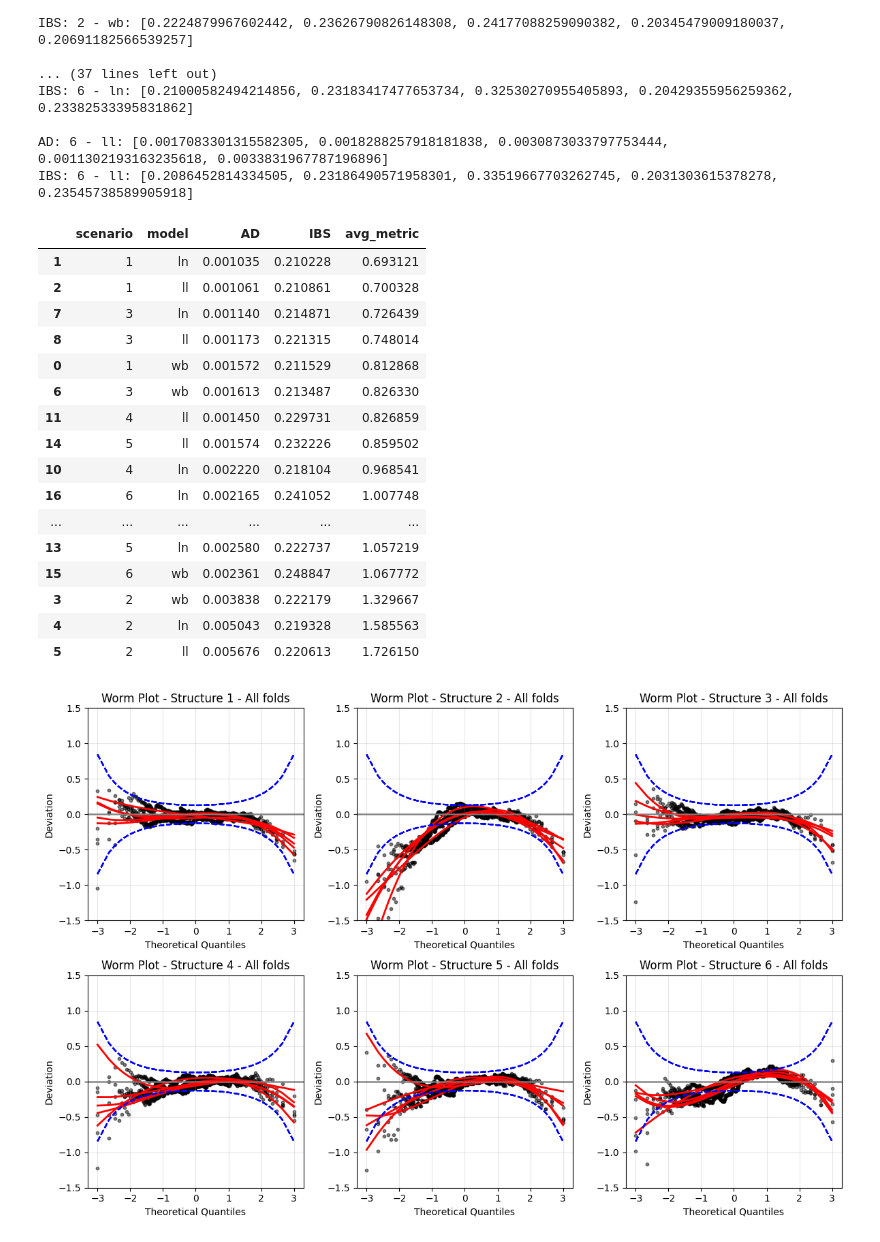
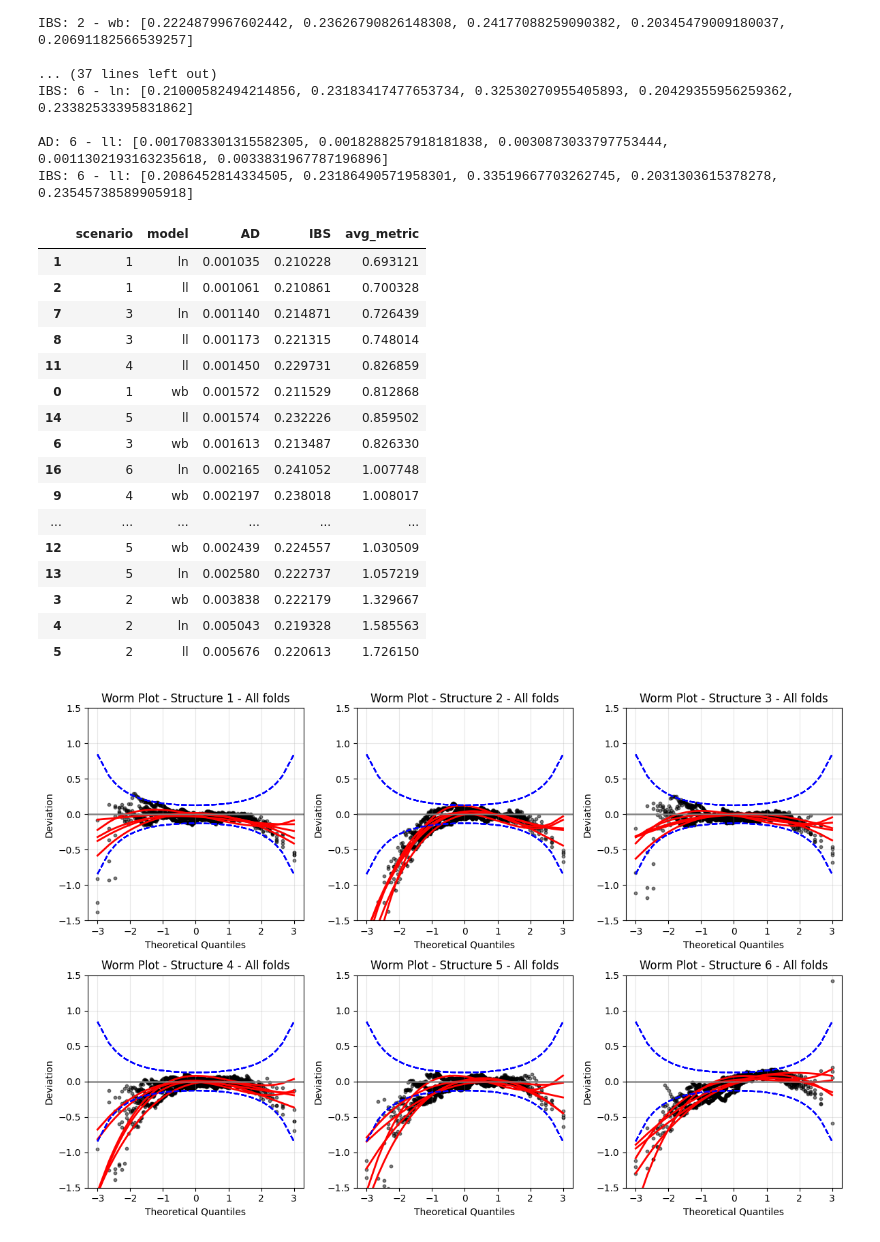
Before and after one commit to nhilariosilva/metabric_aft_models, a Jupyter notebook: notebooks/Cross Validation Analysis.ipynb, the cells around one changed output. Cells and saved outputs as stored; diff of their text form; code cells hidden in the pictures.

```diff
--- a/notebooks/Cross Validation Analysis.ipynb
+++ b/notebooks/Cross Validation Analysis.ipynb
@@ -288,22 +288,22 @@ metrics = pd.concat([metrics, metrics_ibs.iloc[:,-1]], axis = 1)
 
 metrics.columns = ["scenario", "model", "AD", "IBS"]
 metrics["avg_metric"] = (metrics["AD"]/np.mean(metrics["AD"]) + metrics["IBS"]/np.mean(metrics["IBS"])) / 2
-metrics.sort_values(by = "avg_metric")
+metrics.sort_values(by = "AD")
 # %% [output]
 |  | scenario | model | AD | IBS | avg_metric |
 | 1 | 1 | ln | 0.001035 | 0.210228 | 0.693121 |
 | 2 | 1 | ll | 0.001061 | 0.210861 | 0.700328 |
 | 7 | 3 | ln | 0.001140 | 0.214871 | 0.726439 |
 | 8 | 3 | ll | 0.001173 | 0.221315 | 0.748014 |
+| 11 | 4 | ll | 0.001450 | 0.229731 | 0.826859 |
 | 0 | 1 | wb | 0.001572 | 0.211529 | 0.812868 |
+| 14 | 5 | ll | 0.001574 | 0.232226 | 0.859502 |
 | 6 | 3 | wb | 0.001613 | 0.213487 | 0.826330 |
-| 11 | 4 | ll | 0.001450 | 0.229731 | 0.826859 |
-| 14 | 5 | ll | 0.001574 | 0.232226 | 0.859502 |
-| 10 | 4 | ln | 0.002220 | 0.218104 | 0.968541 |
 | 16 | 6 | ln | 0.002165 | 0.241052 | 1.007748 |
+| 9 | 4 | wb | 0.002197 | 0.238018 | 1.008017 |
 | ... | ... | ... | ... | ... | ... |
+| 12 | 5 | wb | 0.002439 | 0.224557 | 1.030509 |
 | 13 | 5 | ln | 0.002580 | 0.222737 | 1.057219 |
-| 15 | 6 | wb | 0.002361 | 0.248847 | 1.067772 |
 | 3 | 2 | wb | 0.003838 | 0.222179 | 1.329667 |
 | 4 | 2 | ln | 0.005043 | 0.219328 | 1.585563 |
 | 5 | 2 | ll | 0.005676 | 0.220613 | 1.726150 |
@@ -313,36 +313,39 @@ fig, ax = plt.subplots(nrows = 2, ncols = 3, figsize = (12,8))
 ad1, ad2, ad3, ad4, ad5, ad6 = [], [], [], [], [], []
 
 j = 0
-dist = "ll"
+dist = "ln"
 for j in range(5):
     norm_resid1 = utils.compute_randomized_residuals_censoring( summary_list[1][dist][j]["S_test"], summary_list[1][dist][j]["delta_test"] )
     norm_resid2 = utils.compute_randomized_residuals_censoring( summary_list[2][dist][j]["S_test"], summary_list[2][dist][j]["delta_test"] )
     norm_resid3 = utils.compute_randomized_residuals_censoring( summary_list[3][dist][j]["S_test"], summary_list[3][dist][j]["delta_test"] )
     norm_resid4 = utils.compute_randomized_residuals_censoring( summary_list[4][dist][j]["S_test"], summary_list[4][dist][j]["delta_test"] )
     norm_resid5 = utils.compute_randomized_residuals_censoring( summary_list[5][dist][j]["S_test"], summary_list[5][dist][j]["delta_test"] )
     norm_resid6 = utils.compute_randomized_residuals_censoring( summary_list[6][dist][j]["S_test"], summary_list[6][dist][j]["delta_test"] )
 
     ad1.append( evaluations.calculate_ad_statistic( summary_list[1][dist][j] ) )
     ad2.append( evaluations.calculate_ad_statistic( summary_list[2][dist][j] ) )
     ad3.append( evaluations.calculate_ad_statistic( summary_list[3][dist][j] ) )
     ad4.append( evaluations.calculate_ad_statistic( summary_list[4][dist][j] ) )
     ad5.append( evaluations.calculate_ad_statistic( summary_list[5][dist][j] ) )
     ad6.append( evaluations.calculate_ad_statistic( summary_list[6][dist][j] ) )
 
     utils.plot_worm(norm_resid1, ax = ax[0,0])
     utils.plot_worm(norm_resid2, ax = ax[0,1])
     utils.plot_worm(norm_resid3, ax = ax[0,2])
     utils.plot_worm(norm_resid4, ax = ax[1,0])
     utils.plot_worm(norm_resid5, ax = ax[1,1])
     utils.plot_worm(norm_resid6, ax = ax[1,2])
 
 ax[0,0].set_title("Worm Plot - Structure 1 - All folds")
 ax[0,1].set_title("Worm Plot - Structure 2 - All folds")
 ax[0,2].set_title("Worm Plot - Structure 3 - All folds")
 ax[1,0].set_title("Worm Plot - Structure 4 - All folds")
 ax[1,1].set_title("Worm Plot - Structure 5 - All folds")
 ax[1,2].set_title("Worm Plot - Structure 6 - All folds")
 
 fig.tight_layout()
+
+fig.savefig('Images/wormplots_aftcr.png', format='png', dpi=300, bbox_inches='tight')
+fig.savefig('Images/wormplots_aftcr.pdf', format='pdf', dpi=300, bbox_inches='tight')
 # %% [output]
-[figure, old version]
+[figure, new version]
```
Also changed, not shown: parts of 1 cell of this notebook, 7 other files.
